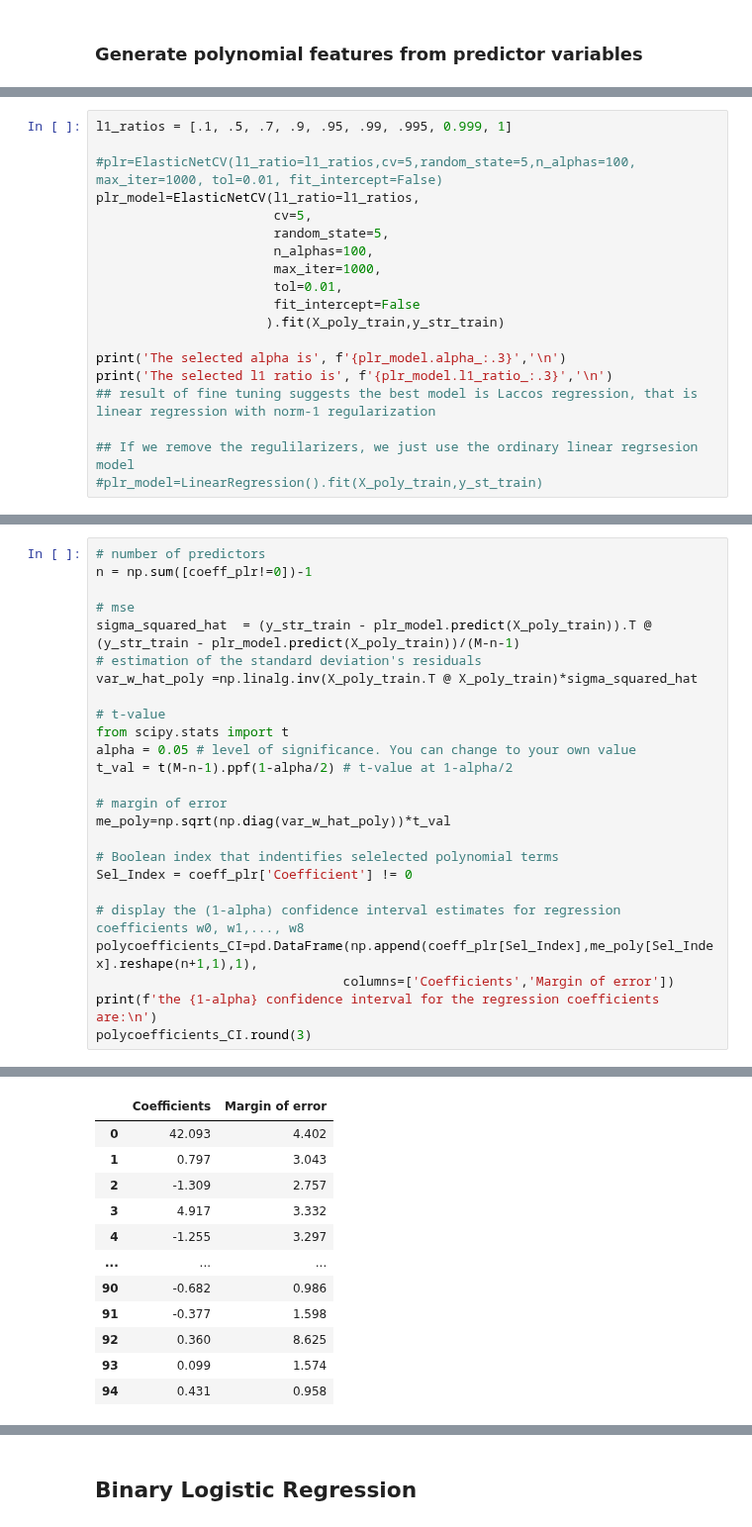
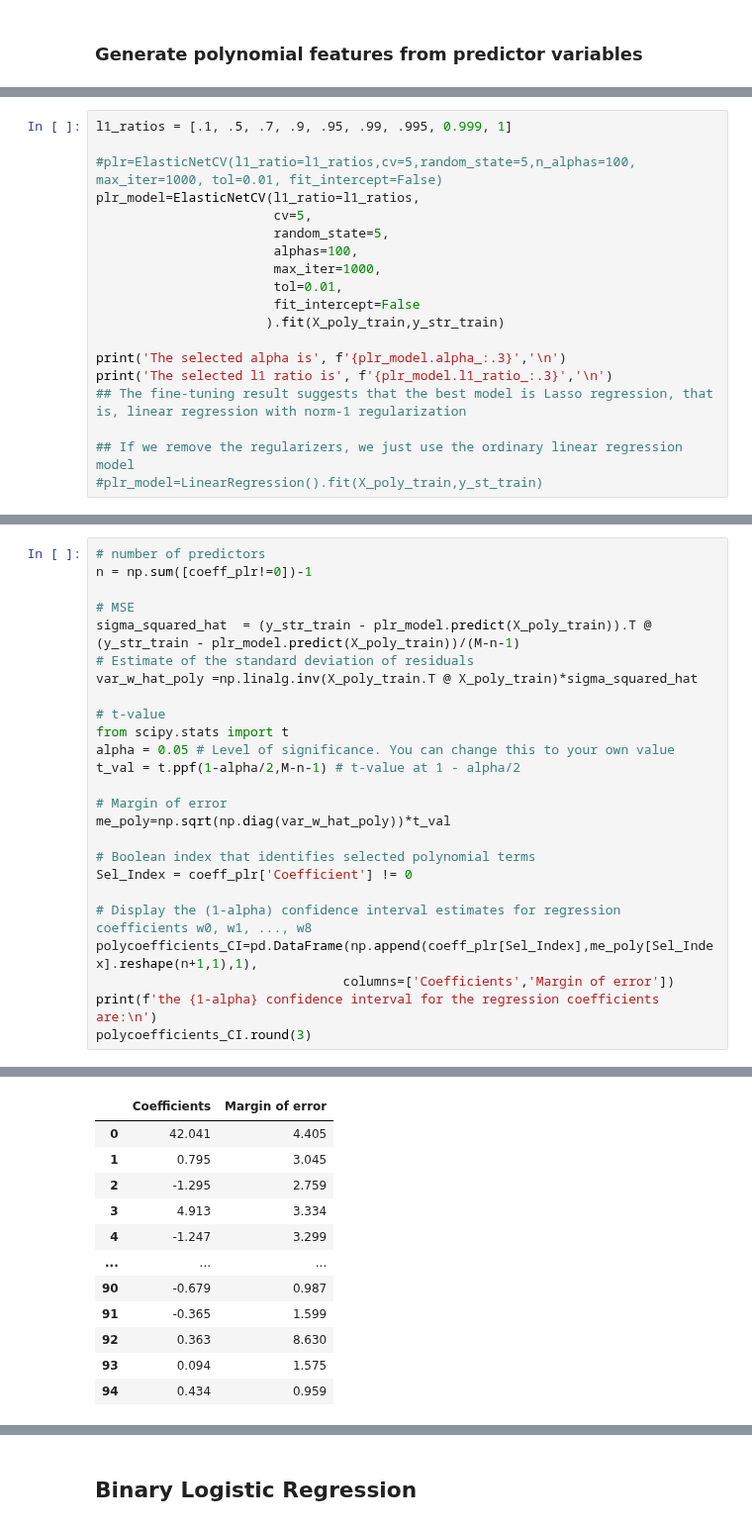
Before and after one commit to SBU-r/CIV555-Fall26, a Jupyter notebook: Notebooks/05_Regression.ipynb, the cells around one changed output, grey strips where cells are left out. Shown at 99% size. Cells and saved outputs as stored; diff of their text form.

```diff
--- a/Notebooks/05_Regression.ipynb
+++ b/Notebooks/05_Regression.ipynb
@@ -727,7 +705,7 @@ l1_ratios = [.1, .5, .7, .9, .95, .99, .995, 0.999, 1]
 plr_model=ElasticNetCV(l1_ratio=l1_ratios,
                        cv=5,
                        random_state=5,
-                       n_alphas=100,
+                       alphas=100,
                        max_iter=1000,
                        tol=0.01,
                        fit_intercept=False
@@ -735,8 +713,8 @@ plr_model=ElasticNetCV(l1_ratio=l1_ratios,
 
 print('The selected alpha is', f'{plr_model.alpha_:.3}','\n')
 print('The selected l1 ratio is', f'{plr_model.l1_ratio_:.3}','\n')
-## result of fine tuning suggests the best model is Laccos regression, that is linear regression with norm-1 regularization
+## The fine-tuning result suggests that the best model is Lasso regression, that is, linear regression with norm-1 regularization
 
-## If we remove the regulilarizers, we just use the ordinary linear regrsesion model
+## If we remove the regularizers, we just use the ordinary linear regression model
 #plr_model=LinearRegression().fit(X_poly_train,y_st_train)
 # %% [output]
@@ -769,41 +747,41 @@ The number of polynomial attributes dropped is: 70
 # %%
 # number of predictors
 n = np.sum([coeff_plr!=0])-1
 
-# mse
+# MSE
 sigma_squared_hat  = (y_str_train - plr_model.predict(X_poly_train)).T @ (y_str_train - plr_model.predict(X_poly_train))/(M-n-1)
-# estimation of the standard deviation's residuals
+# Estimate of the standard deviation of residuals
 var_w_hat_poly =np.linalg.inv(X_poly_train.T @ X_poly_train)*sigma_squared_hat
 
 # t-value
 from scipy.stats import t
-alpha = 0.05 # level of significance. You can change to your own value
-t_val = t(M-n-1).ppf(1-alpha/2) # t-value at 1-alpha/2
+alpha = 0.05 # Level of significance. You can change this to your own value
+t_val = t.ppf(1-alpha/2,M-n-1) # t-value at 1 - alpha/2
 
-# margin of error
+# Margin of error
 me_poly=np.sqrt(np.diag(var_w_hat_poly))*t_val
 
-# Boolean index that indentifies selelected polynomial terms
+# Boolean index that identifies selected polynomial terms
 Sel_Index = coeff_plr['Coefficient'] != 0
 
-# display the (1-alpha) confidence interval estimates for regression coefficients w0, w1,..., w8
+# Display the (1-alpha) confidence interval estimates for regression coefficients w0, w1, ..., w8
 polycoefficients_CI=pd.DataFrame(np.append(coeff_plr[Sel_Index],me_poly[Sel_Index].reshape(n+1,1),1),
                                 columns=['Coefficients','Margin of error'])
 print(f'the {1-alpha} confidence interval for the regression coefficients are:\n')
 polycoefficients_CI.round(3)
 # %% [output]
 the 0.95 confidence interval for the regression coefficients are:
 |  | Coefficients | Margin of error |
-| 0 | 42.093 | 4.402 |
-| 1 | 0.797 | 3.043 |
-| 2 | -1.309 | 2.757 |
-| 3 | 4.917 | 3.332 |
-| 4 | -1.255 | 3.297 |
+| 0 | 42.041 | 4.405 |
+| 1 | 0.795 | 3.045 |
+| 2 | -1.295 | 2.759 |
+| 3 | 4.913 | 3.334 |
+| 4 | -1.247 | 3.299 |
 | ... | ... | ... |
-| 90 | -0.682 | 0.986 |
-| 91 | -0.377 | 1.598 |
-| 92 | 0.360 | 8.625 |
-| 93 | 0.099 | 1.574 |
-| 94 | 0.431 | 0.958 |
+| 90 | -0.679 | 0.987 |
+| 91 | -0.365 | 1.599 |
+| 92 | 0.363 | 8.630 |
+| 93 | 0.094 | 1.575 |
+| 94 | 0.434 | 0.959 |
 95 rows × 2 columns
 # %%
```
Also changed, not shown: parts of 87 cells of this notebook.
